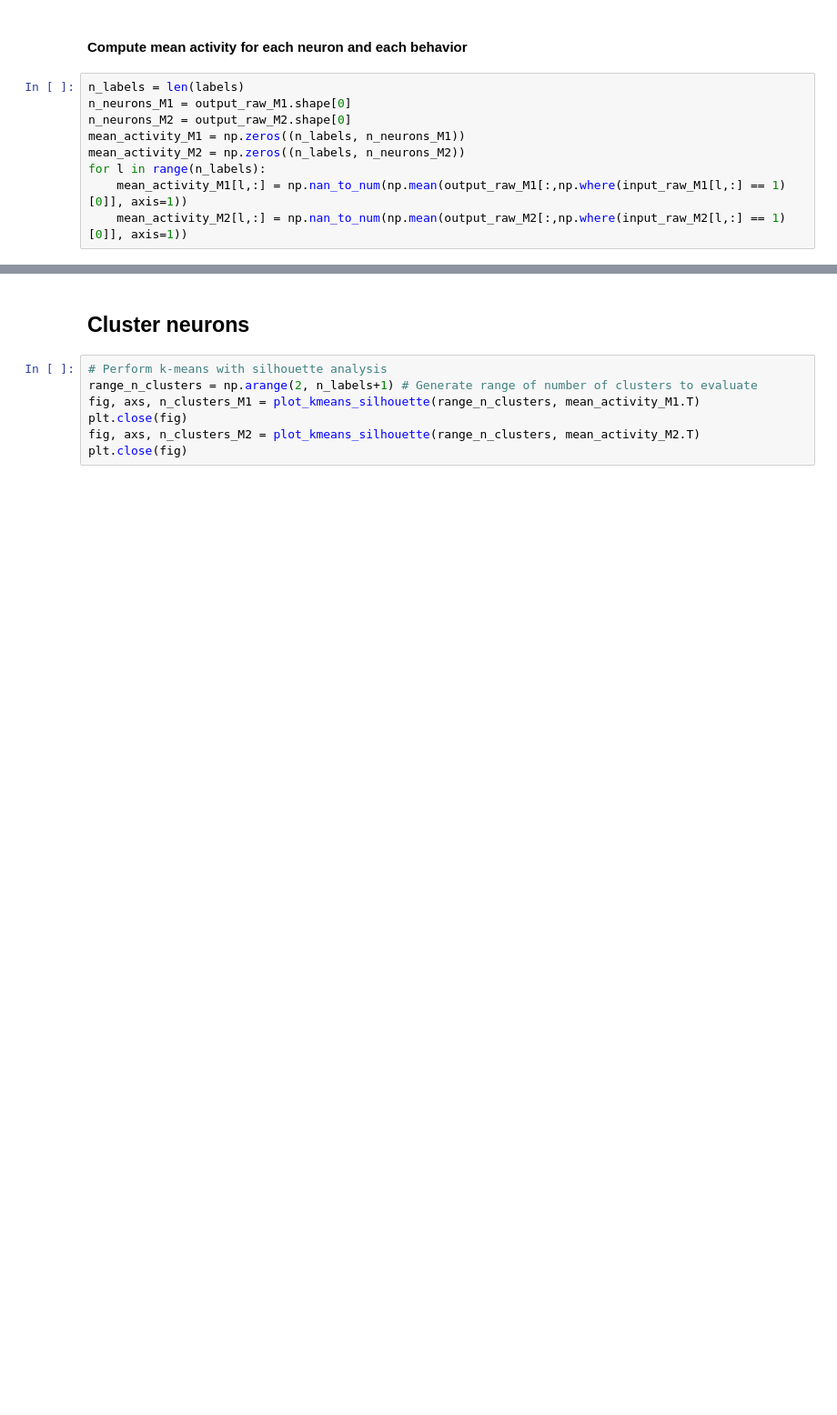
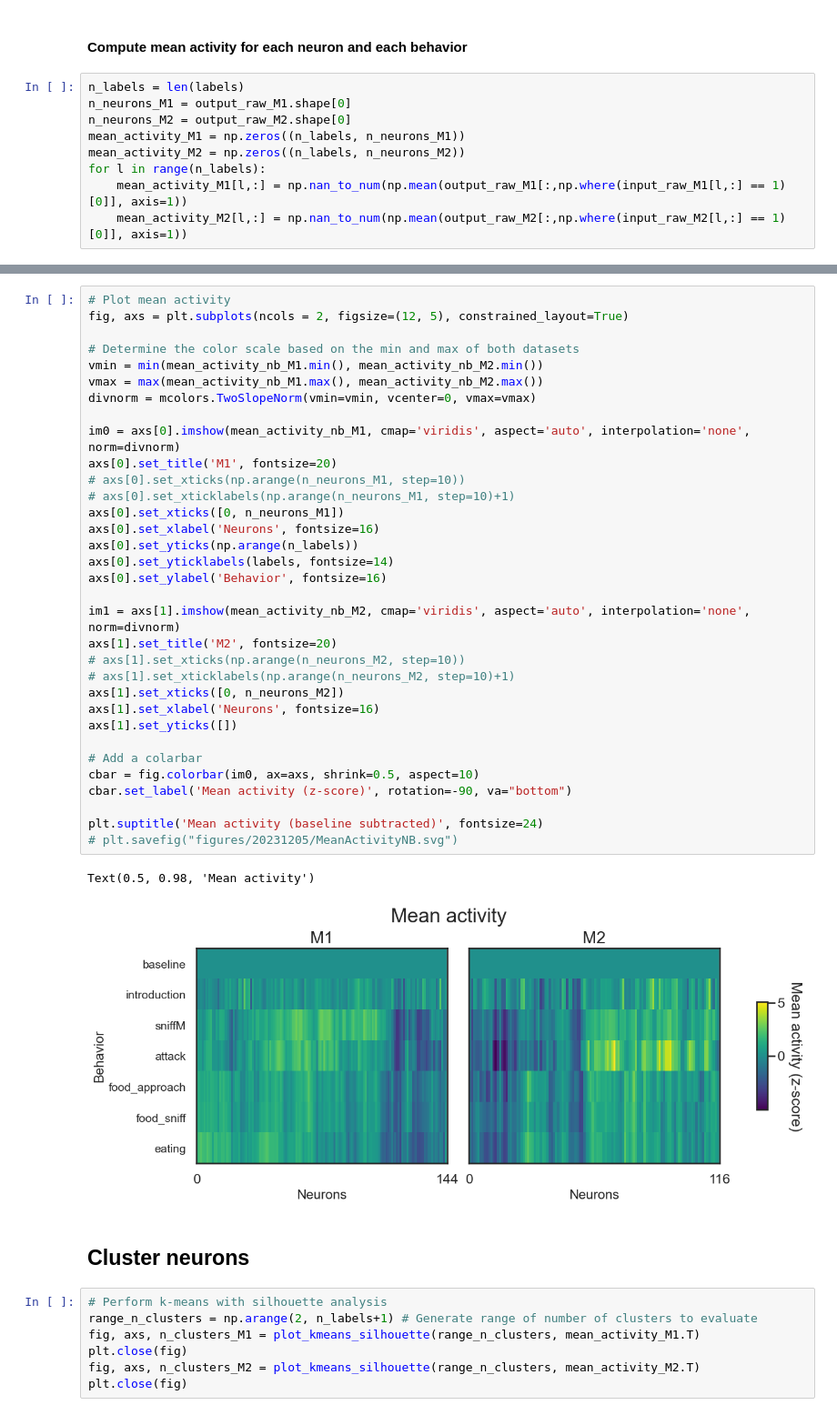
Before and after one commit to CharlesXu-Jingyue/DJA_FallRotation, a Jupyter notebook: DJA_HangryMice/tuning_raster_pie_fasted.ipynb, the cells around one changed output, grey strips where cells are left out. Shown at 91% size. Drawn from its saved outputs; the diff is of its cells as text; blank space fills up the shorter version.

```diff
--- a/DJA_HangryMice/tuning_raster_pie_fasted.ipynb
+++ b/DJA_HangryMice/tuning_raster_pie_fasted.ipynb
@@ -442,3 +452,39 @@ Text(0.5, 0.98, 'Mean activity')
+# %%
+# Plot mean activity
+fig, axs = plt.subplots(ncols = 2, figsize=(12, 5), constrained_layout=True)
+
+# Determine the color scale based on the min and max of both datasets
+vmin = min(mean_activity_nb_M1.min(), mean_activity_nb_M2.min())
+vmax = max(mean_activity_nb_M1.max(), mean_activity_nb_M2.max())
+divnorm = mcolors.TwoSlopeNorm(vmin=vmin, vcenter=0, vmax=vmax)
+
+im0 = axs[0].imshow(mean_activity_nb_M1, cmap='viridis', aspect='auto', interpolation='none', norm=divnorm)
+axs[0].set_title('M1', fontsize=20)
+# axs[0].set_xticks(np.arange(n_neurons_M1, step=10))
+# axs[0].set_xticklabels(np.arange(n_neurons_M1, step=10)+1)
+axs[0].set_xticks([0, n_neurons_M1])
+axs[0].set_xlabel('Neurons', fontsize=16)
+axs[0].set_yticks(np.arange(n_labels))
+axs[0].set_yticklabels(labels, fontsize=14)
+axs[0].set_ylabel('Behavior', fontsize=16)
+
+im1 = axs[1].imshow(mean_activity_nb_M2, cmap='viridis', aspect='auto', interpolation='none', norm=divnorm)
+axs[1].set_title('M2', fontsize=20)
+# axs[1].set_xticks(np.arange(n_neurons_M2, step=10))
+# axs[1].set_xticklabels(np.arange(n_neurons_M2, step=10)+1)
+axs[1].set_xticks([0, n_neurons_M2])
+axs[1].set_xlabel('Neurons', fontsize=16)
+axs[1].set_yticks([])
+
+# Add a colarbar
+cbar = fig.colorbar(im0, ax=axs, shrink=0.5, aspect=10)
+cbar.set_label('Mean activity (z-score)', rotation=-90, va="bottom")
+
+plt.suptitle('Mean activity (baseline subtracted)', fontsize=24)
+# plt.savefig("figures/20231205/MeanActivityNB.svg")
+# %% [output]
+Text(0.5, 0.98, 'Mean activity')
+[figure, added]
 # %% [markdown]
 ## Cluster neurons
 # %%
```
Also changed, not shown: parts of 19 cells of this notebook, 1 other file.
